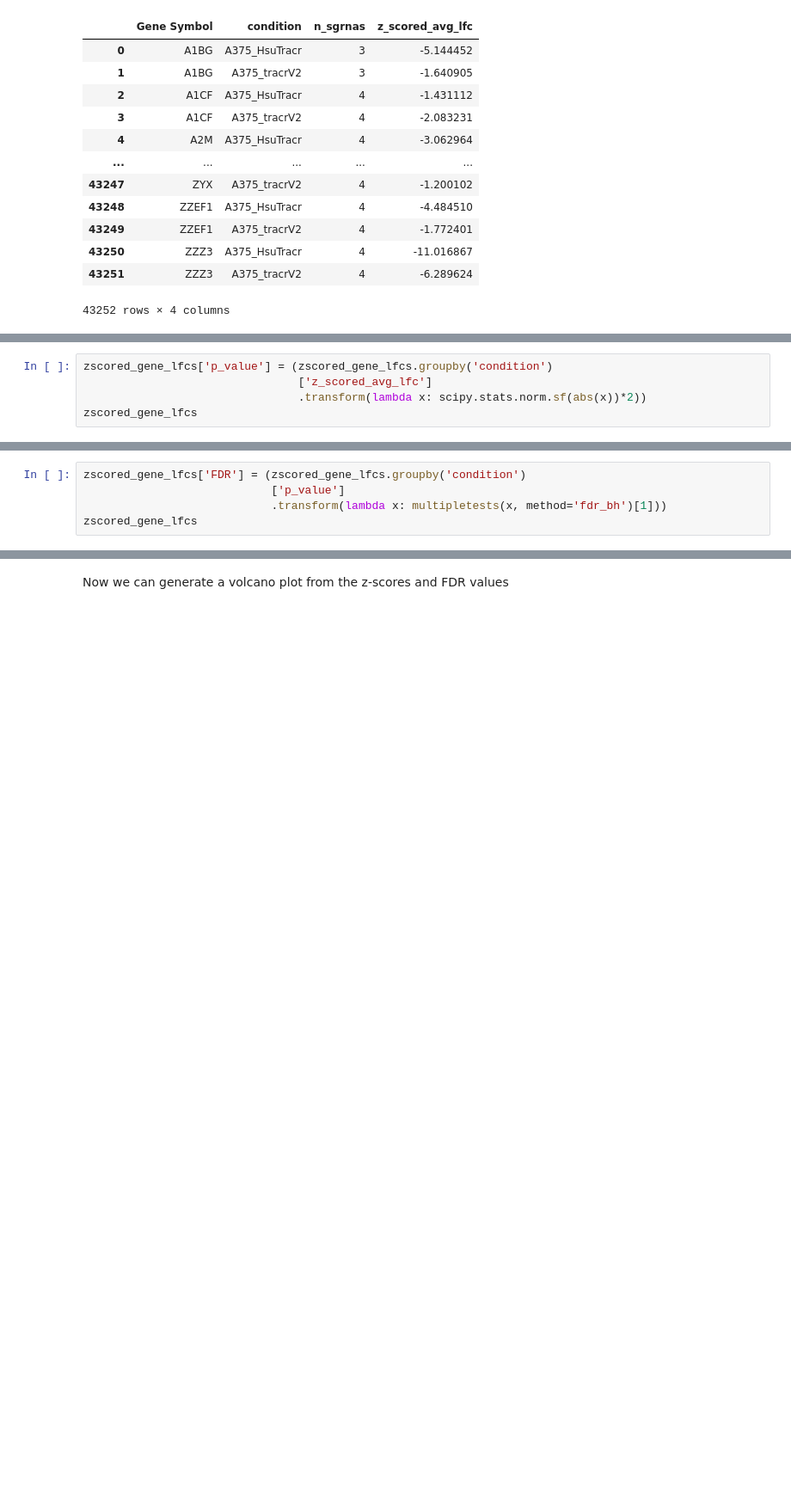
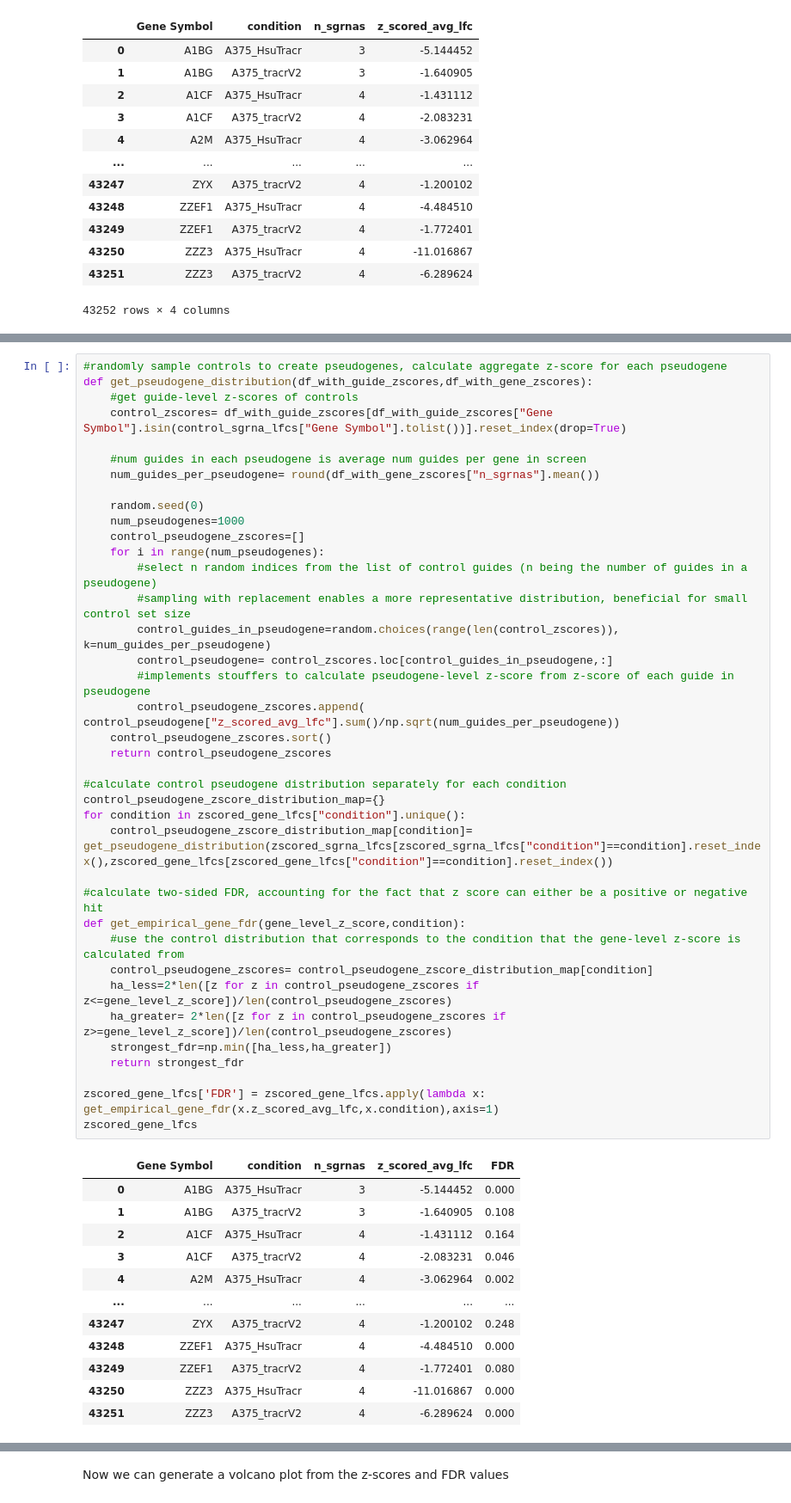
Before and after one commit to broadinstitute/computational-resources, a Jupyter notebook: 03_Screen_Analysis_with_Python/01_Standard_Screen_Analysis/Standard_Screen_Analysis.ipynb, the cells around one changed output, grey strips where cells are left out. Shown: that part at 86% size. Cells and saved outputs as stored; diff of their text form; blank space fills up the shorter version.

```diff
--- a/03_Screen_Analysis_with_Python/01_Standard_Screen_Analysis/Standard_Screen_Analysis.ipynb
+++ b/03_Screen_Analysis_with_Python/01_Standard_Screen_Analysis/Standard_Screen_Analysis.ipynb
@@ -375,5 +373,0 @@ We calculate p-values from the z-score by using a reference normal distribution
-# %%
-zscored_gene_lfcs['p_value'] = (zscored_gene_lfcs.groupby('condition')
-                                ['z_scored_avg_lfc']
-                                .transform(lambda x: scipy.stats.norm.sf(abs(x))*2))
-zscored_gene_lfcs
@@ -396,5 +373,0 @@ We then correct for multiple hypothesis testing using the [Benjamini-Hochberg](h
-# %%
-zscored_gene_lfcs['FDR'] = (zscored_gene_lfcs.groupby('condition')
-                            ['p_value']
-                            .transform(lambda x: multipletests(x, method='fdr_bh')[1]))
-zscored_gene_lfcs
@@ -414,0 +376,51 @@ zscored_gene_lfcs
+# %%
+#randomly sample controls to create pseudogenes, calculate aggregate z-score for each pseudogene
+def get_pseudogene_distribution(df_with_guide_zscores,df_with_gene_zscores):
+    #get guide-level z-scores of controls
+    control_zscores= df_with_guide_zscores[df_with_guide_zscores["Gene Symbol"].isin(control_sgrna_lfcs["Gene Symbol"].tolist())].reset_index(drop=True)
+
+    #num guides in each pseudogene is average num guides per gene in screen
+    num_guides_per_pseudogene= round(df_with_gene_zscores["n_sgrnas"].mean())
+
+    random.seed(0)
+    num_pseudogenes=1000
+    control_pseudogene_zscores=[]
+    for i in range(num_pseudogenes):
+        #select n random indices from the list of control guides (n being the number of guides in a pseudogene)
+        #sampling with replacement enables a more representative distribution, beneficial for small control set size
+        control_guides_in_pseudogene=random.choices(range(len(control_zscores)), k=num_guides_per_pseudogene)
+        control_pseudogene= control_zscores.loc[control_guides_in_pseudogene,:]
+        #implements stouffers to calculate pseudogene-level z-score from z-score of each guide in pseudogene
+        control_pseudogene_zscores.append( control_pseudogene["z_scored_avg_lfc"].sum()/np.sqrt(num_guides_per_pseudogene))
+    control_pseudogene_zscores.sort()
+    return control_pseudogene_zscores
+
+#calculate control pseudogene distribution separately for each condition
+control_pseudogene_zscore_distribution_map={}
+for condition in zscored_gene_lfcs["condition"].unique():
+    control_pseudogene_zscore_distribution_map[condition]= get_pseudogene_distribution(zscored_sgrna_lfcs[zscored_sgrna_lfcs["condition"]==condition].reset_index(),zscored_gene_lfcs[zscored_gene_lfcs["condition"]==condition].reset_index())
+
+#calculate two-sided FDR, accounting for the fact that z score can either be a positive or negative hit
+def get_empirical_gene_fdr(gene_level_z_score,condition):
+    #use the control distribution that corresponds to the condition that the gene-level z-score is calculated from
+    control_pseudogene_zscores= control_pseudogene_zscore_distribution_map[condition]
+    ha_less=2*len([z for z in control_pseudogene_zscores if z<=gene_level_z_score])/len(control_pseudogene_zscores)
+    ha_greater= 2*len([z for z in control_pseudogene_zscores if z>=gene_level_z_score])/len(control_pseudogene_zscores)
+    strongest_fdr=np.min([ha_less,ha_greater])
+    return strongest_fdr
+
+zscored_gene_lfcs['FDR'] = zscored_gene_lfcs.apply(lambda x: get_empirical_gene_fdr(x.z_scored_avg_lfc,x.condition),axis=1)
+zscored_gene_lfcs
+# %% [output]
+|  | Gene Symbol | condition | n_sgrnas | z_scored_avg_lfc | FDR |
+| 0 | A1BG | A375_HsuTracr | 3 | -5.144452 | 0.000 |
+| 1 | A1BG | A375_tracrV2 | 3 | -1.640905 | 0.108 |
+| 2 | A1CF | A375_HsuTracr | 4 | -1.431112 | 0.164 |
+| 3 | A1CF | A375_tracrV2 | 4 | -2.083231 | 0.046 |
+| 4 | A2M | A375_HsuTracr | 4 | -3.062964 | 0.002 |
+| ... | ... | ... | ... | ... | ... |
+| 43247 | ZYX | A375_tracrV2 | 4 | -1.200102 | 0.248 |
+| 43248 | ZZEF1 | A375_HsuTracr | 4 | -4.484510 | 0.000 |
+| 43249 | ZZEF1 | A375_tracrV2 | 4 | -1.772401 | 0.080 |
+| 43250 | ZZZ3 | A375_HsuTracr | 4 | -11.016867 | 0.000 |
+| 43251 | ZZZ3 | A375_tracrV2 | 4 | -6.289624 | 0.000 |
```
Also changed, not shown: parts of 13 cells of this notebook.
